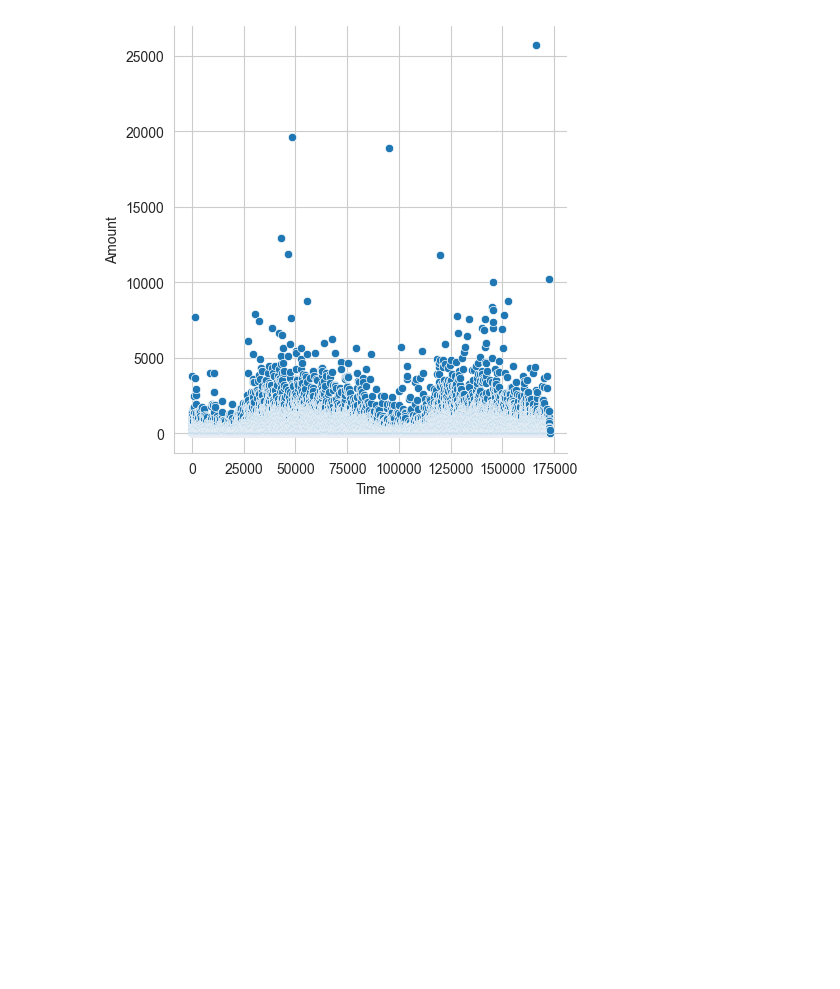
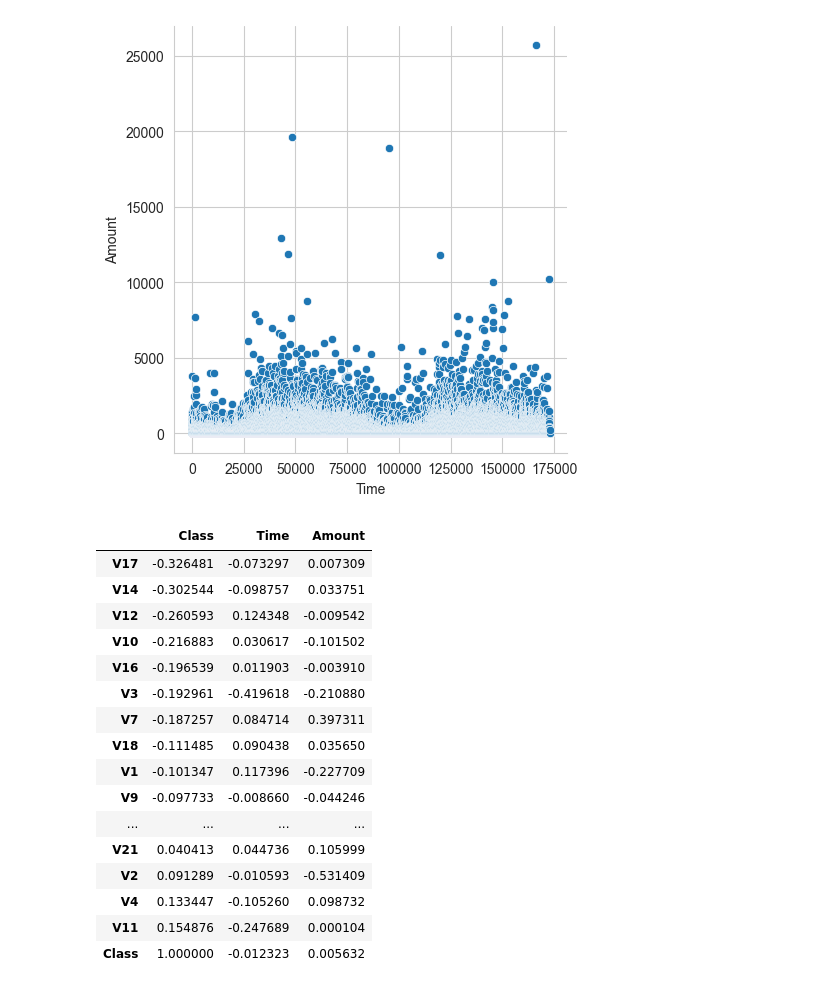
Before and after one commit to jjhuang4/fraud-detection, a Jupyter notebook: EDA.ipynb, the cells around one changed output. Drawn from its saved outputs; the diff is of its cells as text; code cells hidden in the pictures; blank space fills up the shorter version.

```diff
--- a/EDA.ipynb
+++ b/EDA.ipynb
@@ -70,3 +70,23 @@ sns.relplot(data=df, x="Time", y="Amount")
 # %% [output]
 <seaborn.axisgrid.FacetGrid at 0x...>
 [figure]
+# %%
+df.corr().sort_values(by="Class")[['Class', 'Time', 'Amount']]
+# %% [output]
+|  | Class | Time | Amount |
+| V17 | -0.326481 | -0.073297 | 0.007309 |
+| V14 | -0.302544 | -0.098757 | 0.033751 |
+| V12 | -0.260593 | 0.124348 | -0.009542 |
+| V10 | -0.216883 | 0.030617 | -0.101502 |
+| V16 | -0.196539 | 0.011903 | -0.003910 |
+| V3 | -0.192961 | -0.419618 | -0.210880 |
+| V7 | -0.187257 | 0.084714 | 0.397311 |
+| V18 | -0.111485 | 0.090438 | 0.035650 |
+| V1 | -0.101347 | 0.117396 | -0.227709 |
+| V9 | -0.097733 | -0.008660 | -0.044246 |
+| ... | ... | ... | ... |
+| V21 | 0.040413 | 0.044736 | 0.105999 |
+| V2 | 0.091289 | -0.010593 | -0.531409 |
+| V4 | 0.133447 | -0.105260 | 0.098732 |
+| V11 | 0.154876 | -0.247689 | 0.000104 |
+| Class | 1.000000 | -0.012323 | 0.005632 |
```
Also changed, not shown: 2 other files.
